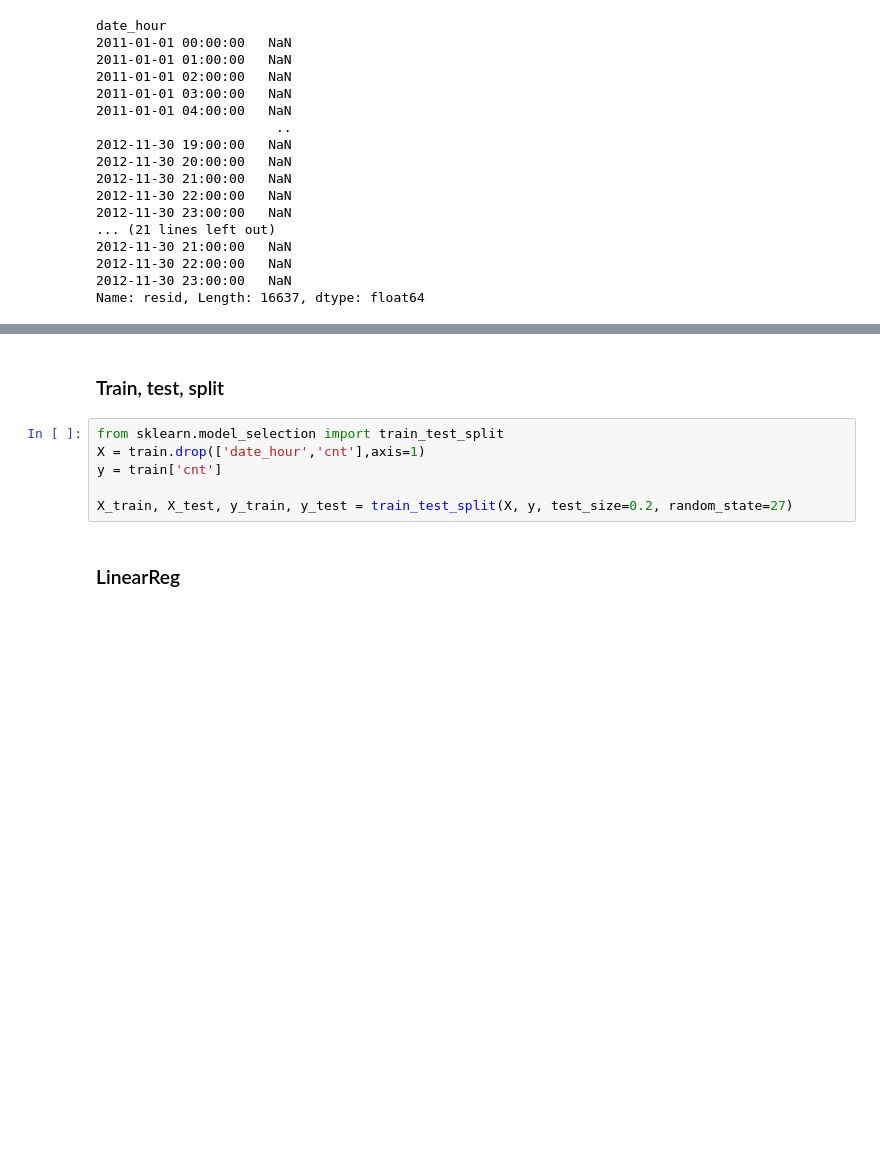
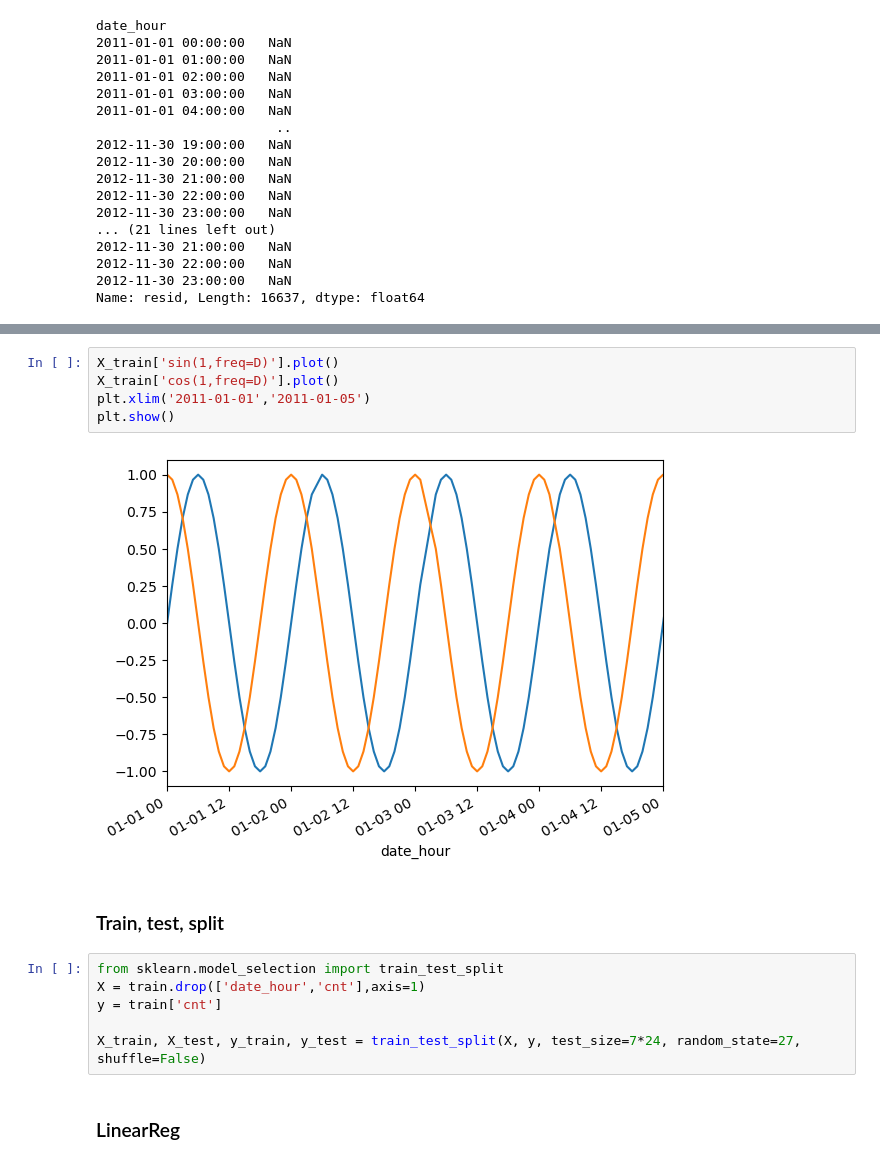
Before and after one commit to NimaGhafar/machine_learning_deurwaardes, a Jupyter notebook: Heethoofd_Portfolio.ipynb, the cells around one changed output, grey strips where cells are left out. Cells and saved outputs as stored; diff of their text form; blank space fills up the shorter version.

```diff
--- a/Heethoofd_Portfolio.ipynb
+++ b/Heethoofd_Portfolio.ipynb
@@ -689,3 +641,10 @@ Name: cnt, Length: 168, dtype: float64
+# %%
+X_train['sin(1,freq=D)'].plot()
+X_train['cos(1,freq=D)'].plot()
+plt.xlim('2011-01-01','2011-01-05')
+plt.show()
+# %% [output]
+[figure, added]
 # %% [markdown]
 ### Train, test, split
 # %%
@@ -693,7 +652,7 @@ from sklearn.model_selection import train_test_split
 X = train.drop(['date_hour','cnt'],axis=1)
 y = train['cnt']
 
-X_train, X_test, y_train, y_test = train_test_split(X, y, test_size=0.2, random_state=27)
+X_train, X_test, y_train, y_test = train_test_split(X, y, test_size=7*24, random_state=27, shuffle=False)
 # %% [markdown]
 ### LinearReg
 # %%
```
Also changed, not shown: parts of 19 cells of this notebook.
